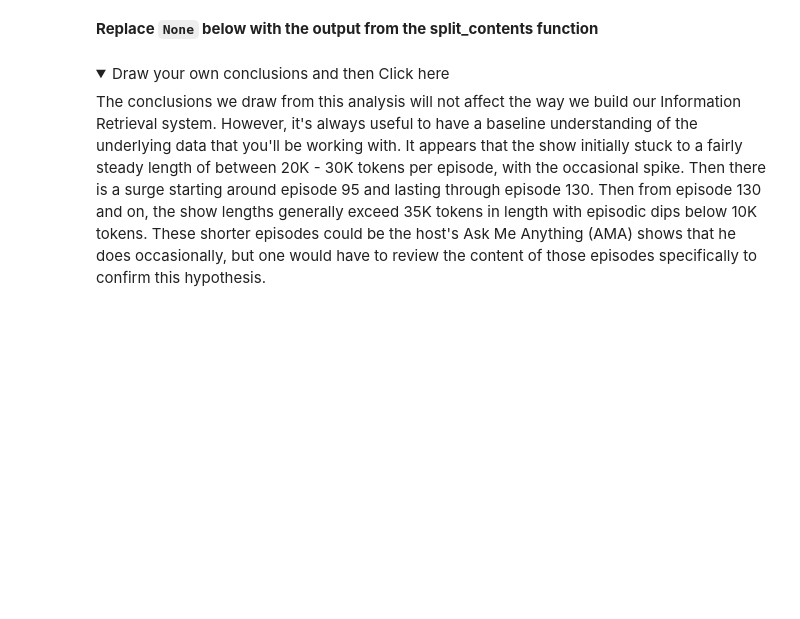
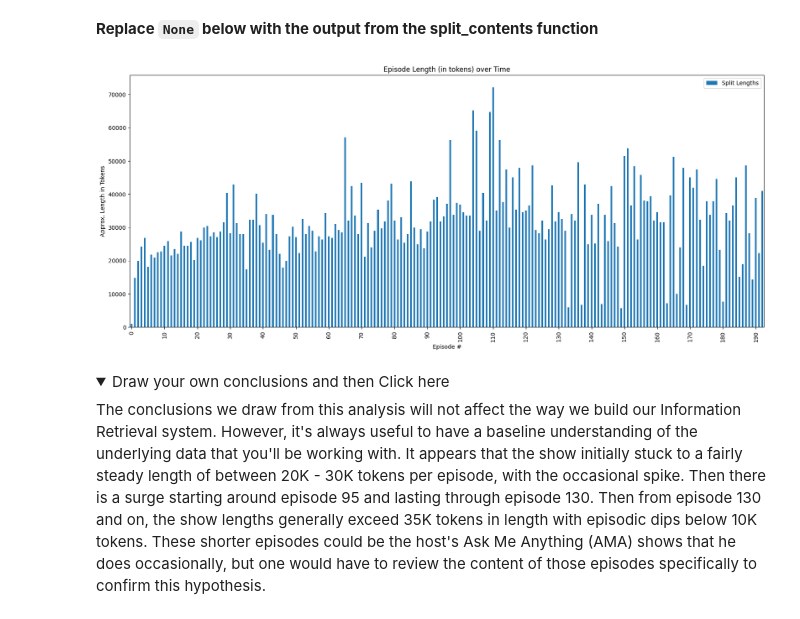
Before and after one commit to z-yoscovits/vectorsearch-applications, a Jupyter notebook: notebooks/1-Data_Preprocessing_Week1_COLAB.ipynb, the cells around one changed output. Saved outputs shown, nothing was run; the diff lists cells and outputs as text; code cells hidden in the pictures; folded sections open; blank space fills up the shorter version.

```diff
--- a/notebooks/1-Data_Preprocessing_Week1_COLAB.ipynb
+++ b/notebooks/1-Data_Preprocessing_Week1_COLAB.ipynb
@@ -294,3 +356,5 @@ def split_contents(corpus: list[dict],
     ########################
     # START YOUR CODE HERE #
     ########################
+    output = [text_splitter.split_text(text[content_field]) for text in corpus]
+    return output
@@ -299,3 +361,5 @@ content_splits = split_contents(None, None)
+# %%
+content_splits = split_contents(data, text_splitter=gpt35_txt_splitter, content_field="content")
 # %% [markdown]
 ### Unit Test to ensure you're on the right track
 # %%
@@ -346,18 +417,20 @@ def get_split_lengths(splits: List[List[str]], column_name: str='Split Lengths')
 # %%
 import matplotlib.pyplot as plt
 import matplotlib.ticker as ticker
 
 column_name = 'Split Lengths'
 
 # replace None with the output from the split_contents function
-df = get_split_lengths(None, column_name=column_name)
+df = get_split_lengths(content_splits, column_name=column_name)
 df['Split Lengths'] = df['Split Lengths'] * chunk_size
 
 # reverse the order of the episode # to correctly show left to right chronological order
 df.index = sorted(list(df.index), reverse=True)
 # create plot
 ax = df.iloc[::-1].plot.bar(y='Split Lengths', xlabel='Episode #', ylabel='Approx. Length in Tokens', title='Episode Length (in tokens) over Time', figsize=(20,8))
 ax.xaxis.set_major_locator(ticker.MultipleLocator(10))
+# %% [output]
+[figure, added]
 # %% [markdown]
 <details>
   <summary>Draw your own conclusions and then Click here</summary>
```
Also changed, not shown: parts of 31 cells of this notebook.
